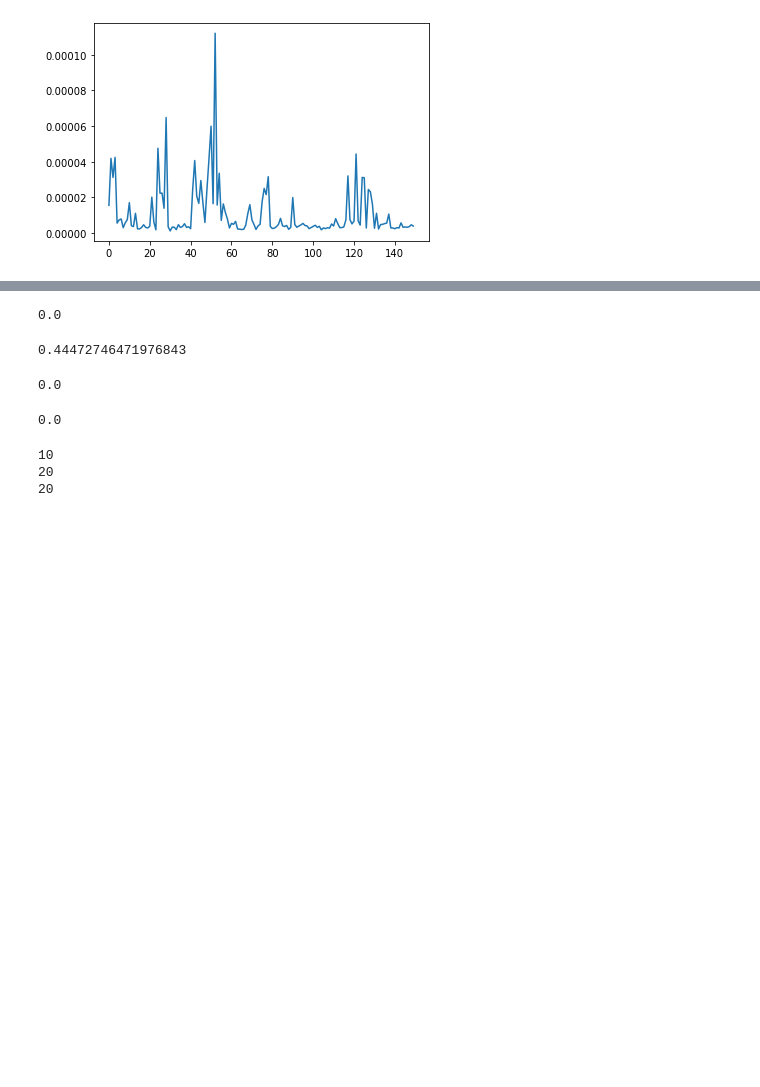
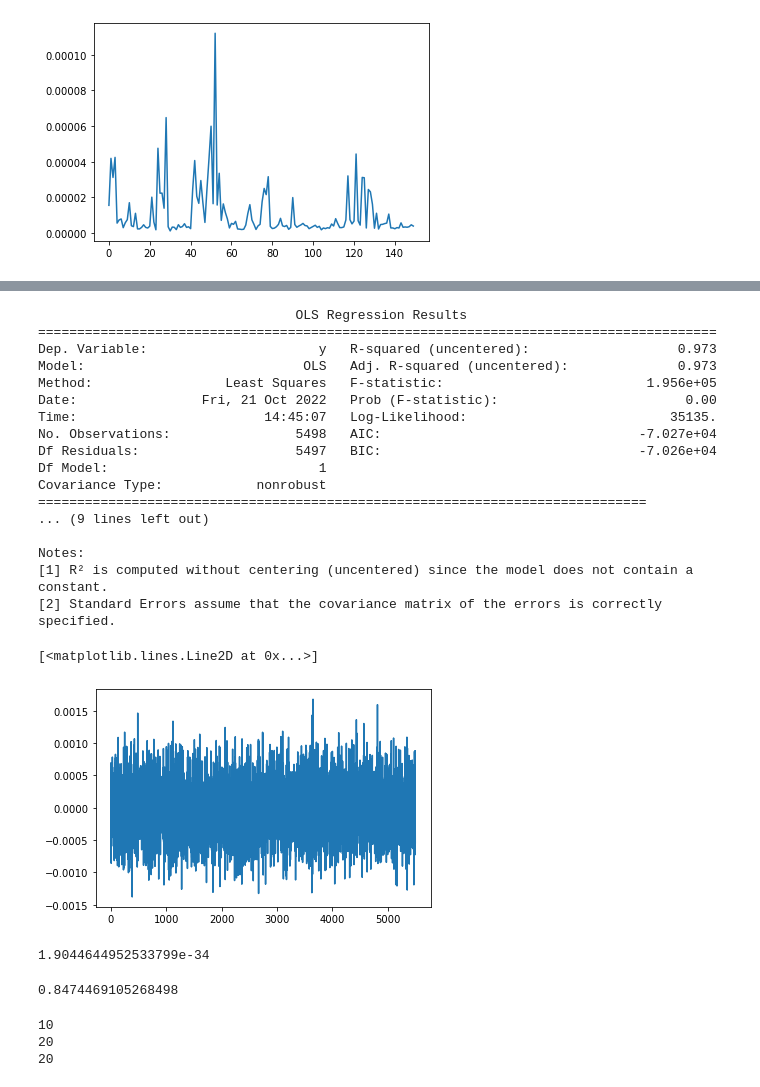
Before and after one commit to sophie63/Aimon2022, a Jupyter notebook: Connectome_build_and_save.ipynb, the cells around one changed output, grey strips where cells are left out. Cells and saved outputs as stored; diff of their text form; code cells hidden in the pictures; blank space fills up the shorter version.

```diff
--- a/Connectome_build_and_save.ipynb
+++ b/Connectome_build_and_save.ipynb
@@ -644,25 +721,43 @@ plt.plot(TSm+0.008)
+# %%
+mod = sm.OLS(TSmnoise, TSm)
+res = mod.fit()
+print(res.summary())
+TSb=TSmnoise-res.params[0]*TSm
+plt.plot(TSmnoise-res.params[0]*TSm)
+# %% [output]
+                                 OLS Regression Results
+=======================================================================================
+Dep. Variable:                      y   R-squared (uncentered):                   0.973
+Model:                            OLS   Adj. R-squared (uncentered):              0.973
+Method:                 Least Squares   F-statistic:                          1.956e+05
+Date:                Fri, 21 Oct 2022   Prob (F-statistic):                        0.00
+Time:                        14:45:07   Log-Likelihood:                          35135.
+No. Observations:                5498   AIC:                                 -7.027e+04
+Df Residuals:                    5497   BIC:                                 -7.026e+04
+Df Model:                           1
+Covariance Type:            nonrobust
+==============================================================================
+... (9 lines left out)
+
+Notes:
+[1] R² is computed without centering (uncentered) since the model does not contain a constant.
+[2] Standard Errors assume that the covariance matrix of the errors is correctly specified.
+[<matplotlib.lines.Line2D at 0x...>]
+[figure, added]
 # %%
-TStest=pd.DataFrame(np.array([TSmnoise,TSm]).T)
-test_result =grangercausalitytests(TStest, maxlag=1, verbose=False)
+TStest=pd.DataFrame(np.array([TSa,TSb]).T)
+test_result =grangercausalitytests(TStest, maxlag=2, verbose=False)
 test_result[1][0]['ssr_chi2test'][1]
 #test_result[1][0]['ssr_chi2test'][0]
 # %% [output]
-0.0
+1.9044644952533799e-34
 # %%
-TStest=pd.DataFrame(np.array([TSm,TSmnoise]).T)
-test_result =grangercausalitytests(TStest, maxlag=1, verbose=False)
+TStest=pd.DataFrame(np.array([TSb,TSa]).T)
+test_result =grangercausalitytests(TStest, maxlag=2, verbose=False)
 test_result[1][0]['ssr_chi2test'][1]
 #test_result[1][0]['ssr_chi2test'][0]
 # %% [output]
-0.44472746471976843
+0.8474469105268498
-# %%
-transfer_entropy(TSmnoise[1:4000],TSm[0:3999],k=1)
-# %% [output]
-0.0
-# %%
-transfer_entropy(TSm[0:3999], TSm[1:4000], k=2)
-# %% [output]
-0.0
 # %%
 #del Cov
 #del InvCov
```
Also changed, not shown: parts of 19 cells of this notebook, 2 other files.
